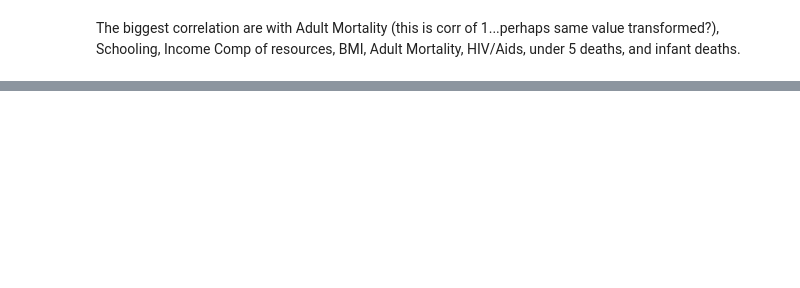
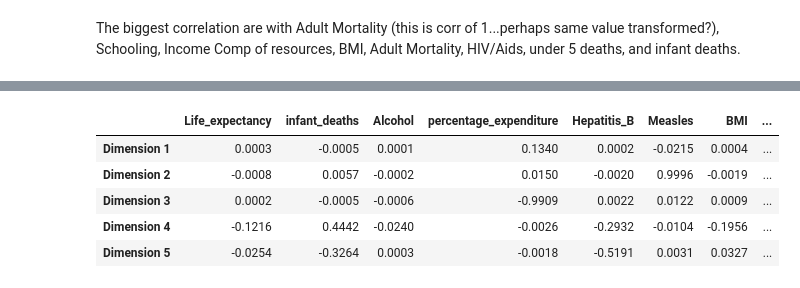
Before and after one commit to chrisoyer/thinkful_notes, a Jupyter notebook: Unit_2_supervised_learning/17.10_model_prep_challenge.ipynb, the cells around one changed output, grey strips where cells are left out. Saved outputs shown, nothing was run; the diff lists cells and outputs as text; code cells hidden in the pictures; blank space fills up the shorter version.

```diff
--- a/Unit_2_supervised_learning/17.10_model_prep_challenge.ipynb
+++ b/Unit_2_supervised_learning/17.10_model_prep_challenge.ipynb
@@ -343,0 +390,16 @@ life_expect_df.drop(["Adult_Mortality"], axis=1, inplace=True)
+# %%
+# PCA components
+
+# Dimension indexing
+dimensions = ['Dimension {}'.format(i) for i in range(1,len(pca.components_)+1)]
+
+components_df = pd.DataFrame(np.round(pca.components_, 4), columns = life_expect_df.keys())
+components_df.index = dimensions
+components_df.head()
+# %% [output]
+|  | Life_expectancy | infant_deaths | Alcohol | percentage_expenditure | Hepatitis_B | Measles | BMI | ... |
+| Dimension 1 | 0.0003 | -0.0005 | 0.0001 | 0.1340 | 0.0002 | -0.0215 | 0.0004 | ... |
+| Dimension 2 | -0.0008 | 0.0057 | -0.0002 | 0.0150 | -0.0020 | 0.9996 | -0.0019 | ... |
+| Dimension 3 | 0.0002 | -0.0005 | -0.0006 | -0.9909 | 0.0022 | 0.0122 | 0.0009 | ... |
+| Dimension 4 | -0.1216 | 0.4442 | -0.0240 | -0.0026 | -0.2932 | -0.0104 | -0.1956 | ... |
+| Dimension 5 | -0.0254 | -0.3264 | 0.0003 | -0.0018 | -0.5191 | 0.0031 | 0.0327 | ... |
```
Also changed, not shown: parts of 23 cells of this notebook.
